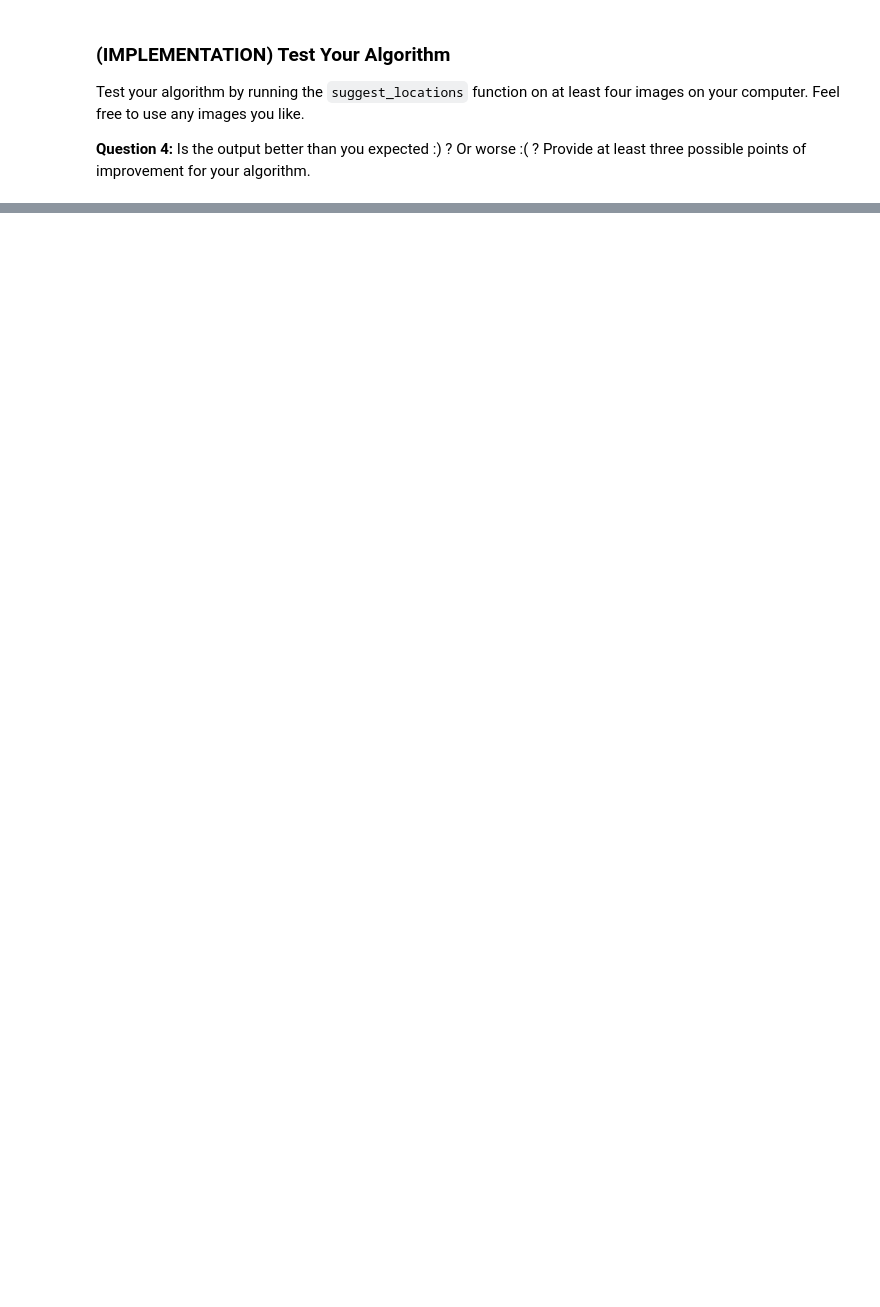
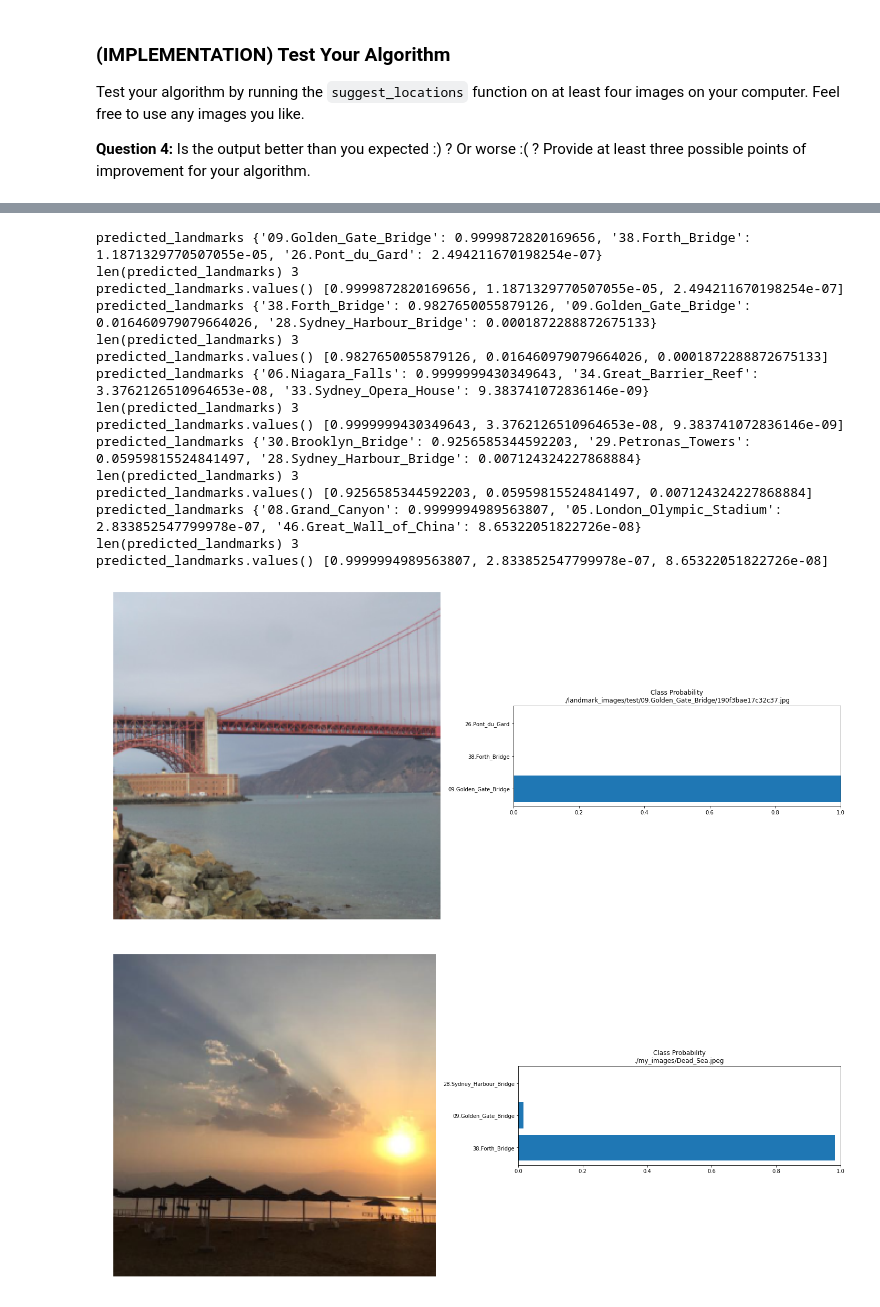
Before and after one commit to rmcsantos/Udacity, a Jupyter notebook: landmark_project/landmark.ipynb, the cells around one changed output, grey strips where cells are left out. Saved outputs shown, nothing was run; the diff lists cells and outputs as text; code cells hidden in the pictures; blank space fills up the shorter version.

```diff
--- a/landmark_project/landmark.ipynb
+++ b/landmark_project/landmark.ipynb
@@ -871,9 +857,16 @@ __Answer:__
 Train and validate your model in the code cell below.  [Save the final model parameters](http://pytorch.org/docs/master/notes/serialization.html) at filepath `'model_transfer.pt'`.
 # %%
 # TODO: train the model and save the best model parameters at filepath 'model_transfer.pt'
-num_epochs = 20
-model_scratch = train(num_epochs, loaders_transfer, model_transfer, get_optimizer_transfer(model_transfer),
+
+# try: model_transfer.load_state_dict(torch.load('model_transfer.pt'))
+# except: print('No model data found.')
+
+model_transfer.apply(custom_weight_init)
+num_epochs = 100
+# train the model
+model_transfer = train(num_epochs, loaders_transfer, model_transfer, get_optimizer_transfer(model_transfer),
                       criterion_transfer, use_cuda, 'model_transfer.pt')
+
 
 #-#-# Do NOT modify the code below this line. #-#-#
 
@@ -938,3 +968,28 @@ suggest_locations('images/test/09.Golden_Gate_Bridge/190f3bae17c32c37.jpg')
+# %%
+def suggest_locations(img_path):
+    # get landmark predictions
+    predicted_landmarks = predict_landmarks(img_path, 3)
+    with Image.open(img_path) as the_image:
+        img = transform(the_image)
+
+    ## TODO: display image and display landmark predictions
+    fig, (ax1, ax2) = plt.subplots(figsize=(20,20), ncols=2)
+    ax1.imshow(np.transpose(img, (1, 2, 0)))
+    ax1.axis('off')
+
+    print('predicted_landmarks',predicted_landmarks)
+    print('len(predicted_landmarks)',len(predicted_landmarks))
+    values = list(predicted_landmarks.values())
+    print('predicted_landmarks.values()',values)
+
+    ax2.barh(np.arange(len(predicted_landmarks)), list(predicted_landmarks.values()))
+    ax2.set_aspect(0.1)
+    ax2.set_yticks(np.arange(len(predicted_landmarks)))
+    ax2.set_yticklabels(predicted_landmarks.keys());
+    ax2.set_title('Class Probability\n'+img_path)
+    ax2.set_xlim(0, 1)
+
+    plt.tight_layout()
 # %% [markdown]
 ### (IMPLEMENTATION) Test Your Algorithm
 
@@ -946,4 +1007,28 @@ __Answer:__ (Three possible points for improvement)
 # %%
 ## TODO: Execute the `suggest_locations` function on
 ## at least 4 images on your computer.
 ## Feel free to use as many code cells as needed.
+
+suggest_locations('./landmark_images/test/09.Golden_Gate_Bridge/190f3bae17c32c37.jpg')
+suggest_locations('./my_images/Dead_Sea.jpeg')
+suggest_locations('./my_images/Niagra_Falls.jpeg')
+suggest_locations('./my_images/Brooklin_Bridge.jpeg')
+suggest_locations('./my_images/Grand_Canyon.jpeg')
+# %% [output]
+predicted_landmarks {'09.Golden_Gate_Bridge': 0.9999872820169656, '38.Forth_Bridge': 1.1871329770507055e-05, '26.Pont_du_Gard': 2.494211670198254e-07}
+len(predicted_landmarks) 3
+predicted_landmarks.values() [0.9999872820169656, 1.1871329770507055e-05, 2.494211670198254e-07]
+predicted_landmarks {'38.Forth_Bridge': 0.9827650055879126, '09.Golden_Gate_Bridge': 0.016460979079664026, '28.Sydney_Harbour_Bridge': 0.0001872288872675133}
+len(predicted_landmarks) 3
+predicted_landmarks.values() [0.9827650055879126, 0.016460979079664026, 0.0001872288872675133]
+predicted_landmarks {'06.Niagara_Falls': 0.9999999430349643, '34.Great_Barrier_Reef': 3.3762126510964653e-08, '33.Sydney_Opera_House': 9.383741072836146e-09}
+len(predicted_landmarks) 3
+predicted_landmarks.values() [0.9999999430349643, 3.3762126510964653e-08, 9.383741072836146e-09]
+predicted_landmarks {'30.Brooklyn_Bridge': 0.9256585344592203, '29.Petronas_Towers': 0.05959815524841497, '28.Sydney_Harbour_Bridge': 0.007124324227868884}
+len(predicted_landmarks) 3
+predicted_landmarks.values() [0.9256585344592203, 0.05959815524841497, 0.007124324227868884]
+predicted_landmarks {'08.Grand_Canyon': 0.9999994989563807, '05.London_Olympic_Stadium': 2.833852547799978e-07, '46.Great_Wall_of_China': 8.65322051822726e-08}
+len(predicted_landmarks) 3
+predicted_landmarks.values() [0.9999994989563807, 2.833852547799978e-07, 8.65322051822726e-08]
+[figure, added]
+[figure, added]
```
Also changed, not shown: parts of 37 cells of this notebook.
